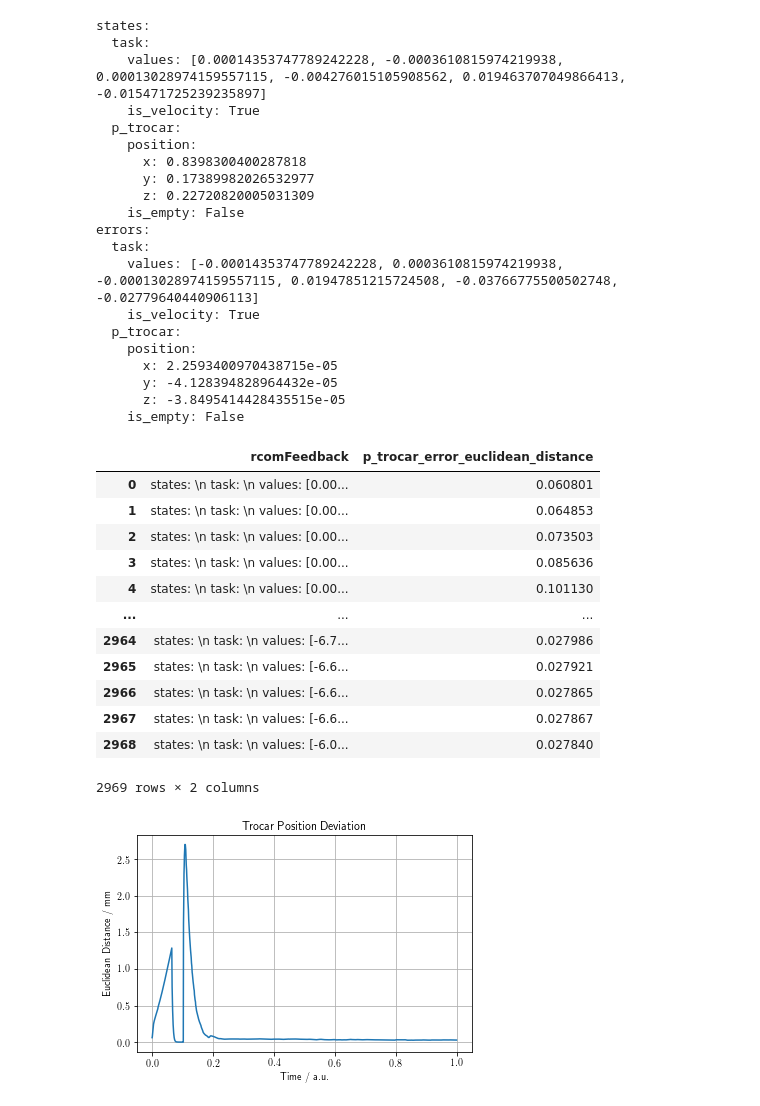
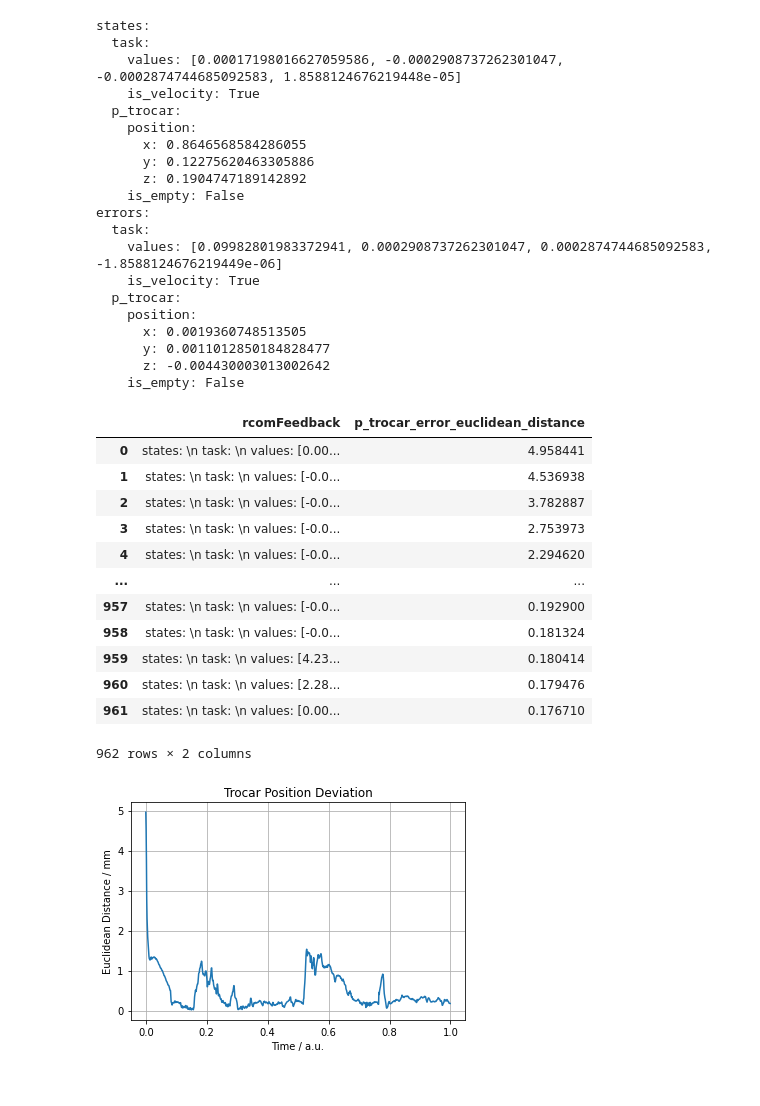
Before and after one commit to RViMLab/h_rcm_vs_ws, a Jupyter notebook: src/rcom_eval/notebooks/rcom_eval.ipynb, the cells around one changed output. Cells and saved outputs as stored; diff of their text form; code cells hidden in the pictures.

```diff
--- a/src/rcom_eval/notebooks/rcom_eval.ipynb
+++ b/src/rcom_eval/notebooks/rcom_eval.ipynb
@@ -1,11 +1,18 @@
 # %%
+import os
+import sys
 import pandas as pd
 import numpy as np
-import plotly.express as px
-import plotly.graph_objects as go
+# import plotly.express as px
+# import plotly.graph_objects as go
 import matplotlib as mpl
 import matplotlib.pyplot as plt
 
-mpl.rcParams['text.usetex'] = True
-mpl.rcParams['text.latex.preamble'] = [r'\usepackage{amsmath}']
+sys.path.append('/opt/ros/melodic/lib/python2.7/dist-packages')
+sys.path.append('/home/martin/Control/h_rcom_vs_ws/devel/lib/python2.7/dist-packages')
+
+# mpl.rcParams['text.usetex'] = True
+# mpl.rcParams['text.latex.preamble'] = [r'\usepackage{amsmath}']
+prefix = '/home/martin/.ros'
+# prefix = '../data'
 # %%
@@ -42,48 +49,48 @@ plt.savefig('visual_error.pdf')
 # %%
-df_fb = pd.read_pickle('../data/h_rcom_vs_feedback.pkl')
+df_fb = pd.read_pickle(os.path.join(prefix, 'h_rcom_vs_feedback.pkl'))
 
 # compute euclidean distance on trocar position error
 df_fb['p_trocar_error_euclidean_distance'] = df_fb['rcomFeedback'].apply(
     lambda x:
         np.linalg.norm(np.array([x.errors.p_trocar.position.x, x.errors.p_trocar.position.y, x.errors.p_trocar.position.z])*1.e3)
 )
 
 print(df_fb['rcomFeedback'][0])
 df_fb
 # %% [output]
 states:
   task:
-    values: [0.00014353747789242228, -0.0003610815974219938, 0.00013028974159557115, -0.004276015105908562, 0.019463707049866413, -0.015471725239235897]
+    values: [0.00017198016627059586, -0.0002908737262301047, -0.0002874744685092583, 1.8588124676219448e-05]
     is_velocity: True
   p_trocar:
     position:
-      x: 0.8398300400287818
-      y: 0.17389982026532977
-      z: 0.22720820005031309
+      x: 0.8646568584286055
+      y: 0.12275620463305886
+      z: 0.1904747189142892
     is_empty: False
 errors:
   task:
-    values: [-0.00014353747789242228, 0.0003610815974219938, -0.00013028974159557115, 0.01947851215724508, -0.03766775500502748, -0.02779640440906113]
+    values: [0.09982801983372941, 0.0002908737262301047, 0.0002874744685092583, -1.8588124676219449e-06]
     is_velocity: True
   p_trocar:
     position:
-      x: 2.2593400970438715e-05
-      y: -4.128394828964432e-05
-      z: -3.8495414428435515e-05
+      x: 0.0019360748513505
+      y: 0.0011012850184828477
+      z: -0.004430003013002642
     is_empty: False
 |  | rcomFeedback | p_trocar_error_euclidean_distance |
-| 0 | states: \n task: \n values: [0.00... | 0.060801 |
-| 1 | states: \n task: \n values: [0.00... | 0.064853 |
-| 2 | states: \n task: \n values: [0.00... | 0.073503 |
-| 3 | states: \n task: \n values: [0.00... | 0.085636 |
-| 4 | states: \n task: \n values: [0.00... | 0.101130 |
+| 0 | states: \n task: \n values: [0.00... | 4.958441 |
+| 1 | states: \n task: \n values: [-0.0... | 4.536938 |
+| 2 | states: \n task: \n values: [-0.0... | 3.782887 |
+| 3 | states: \n task: \n values: [-0.0... | 2.753973 |
+| 4 | states: \n task: \n values: [-0.0... | 2.294620 |
 | ... | ... | ... |
-| 2964 | states: \n task: \n values: [-6.7... | 0.027986 |
-| 2965 | states: \n task: \n values: [-6.6... | 0.027921 |
-| 2966 | states: \n task: \n values: [-6.6... | 0.027865 |
-| 2967 | states: \n task: \n values: [-6.6... | 0.027867 |
-| 2968 | states: \n task: \n values: [-6.0... | 0.027840 |
+| 957 | states: \n task: \n values: [-0.0... | 0.192900 |
+| 958 | states: \n task: \n values: [-0.0... | 0.181324 |
+| 959 | states: \n task: \n values: [4.23... | 0.180414 |
+| 960 | states: \n task: \n values: [2.28... | 0.179476 |
+| 961 | states: \n task: \n values: [0.00... | 0.176710 |
-2969 rows × 2 columns
+962 rows × 2 columns
 # %%
 plt.plot(df_fb.index/len(df_fb), df_fb.p_trocar_error_euclidean_distance)
 plt.title('Trocar Position Deviation')
@@ -96,5 +103,5 @@ plt.savefig('trocar_position_deviation.pdf')
 # fig = px.line(df_fb, x=df_fb.index, y='p_trocar_error_eucledian_norm')
 # fig.show()
 # %% [output]
-[figure, old version]
+[figure, new version]
 # %%
```
Also changed, not shown: parts of 6 cells of this notebook.
